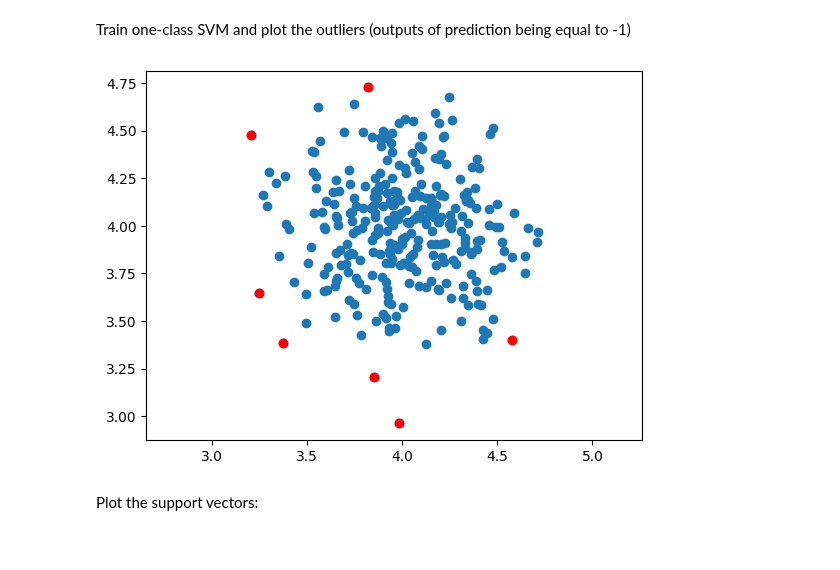
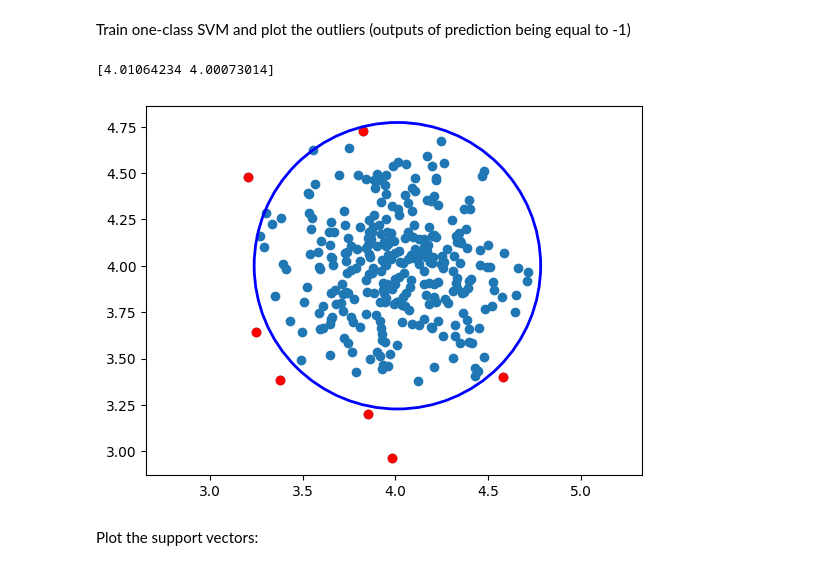
Before and after one commit to drti5/MPA-MLF_Drtina, a Jupyter notebook: Lab_03/MPA_MLF_SVM_2students_comments.ipynb, the cells around one changed output. Drawn from its saved outputs; the diff is of its cells as text; code cells hidden in the pictures.

```diff
--- a/Lab_03/MPA_MLF_SVM_2students_comments.ipynb
+++ b/Lab_03/MPA_MLF_SVM_2students_comments.ipynb
@@ -139,20 +139,31 @@ plt.show()
 Train one-class SVM and plot the outliers (outputs of prediction being equal to -1)
 # %%
 SVMmodelOne = OneClassSVM(kernel='rbf', gamma=0.001, nu=0.03)
+SVMmodelOne.fit(x)
 
+pred = SVMmodelOne.predict(x)
+inlier_index = where(pred == 1)   # Inliers
+outlier_index = where(pred == -1) # Outliers
 
-SVMmodelOne.fit(x)
-pred = SVMmodelOne.predict(x)
-#print(pred)
-anom_index = where(pred==-1)
-values = x[anom_index]
+inliers = x[inlier_index]
+outliers = x[outlier_index]
 
-plt.scatter(x[:,0], x[:,1])
-plt.scatter(values[:,0], values[:,1], color='red')
+center = np.mean(inliers, axis=0)
+print(center)
+
+radius = np.max(np.linalg.norm(inliers - center, axis=1))
+
+plt.scatter(x[:, 0], x[:, 1])
+plt.scatter(outliers[:, 0], outliers[:, 1], color='red')
+
+circle = plt.Circle(center, radius, color='blue', fill=False, linewidth=2)
+plt.gca().add_patch(circle)
+
 plt.axis('equal')
 plt.show()
 # %% [output]
+[4.01064234 4.00073014]
-[figure, old version]
+[figure, new version]
 # %% [markdown]
 Plot the support vectors:
 # %% [markdown]
```
Also changed, not shown: parts of 3 cells of this notebook.
